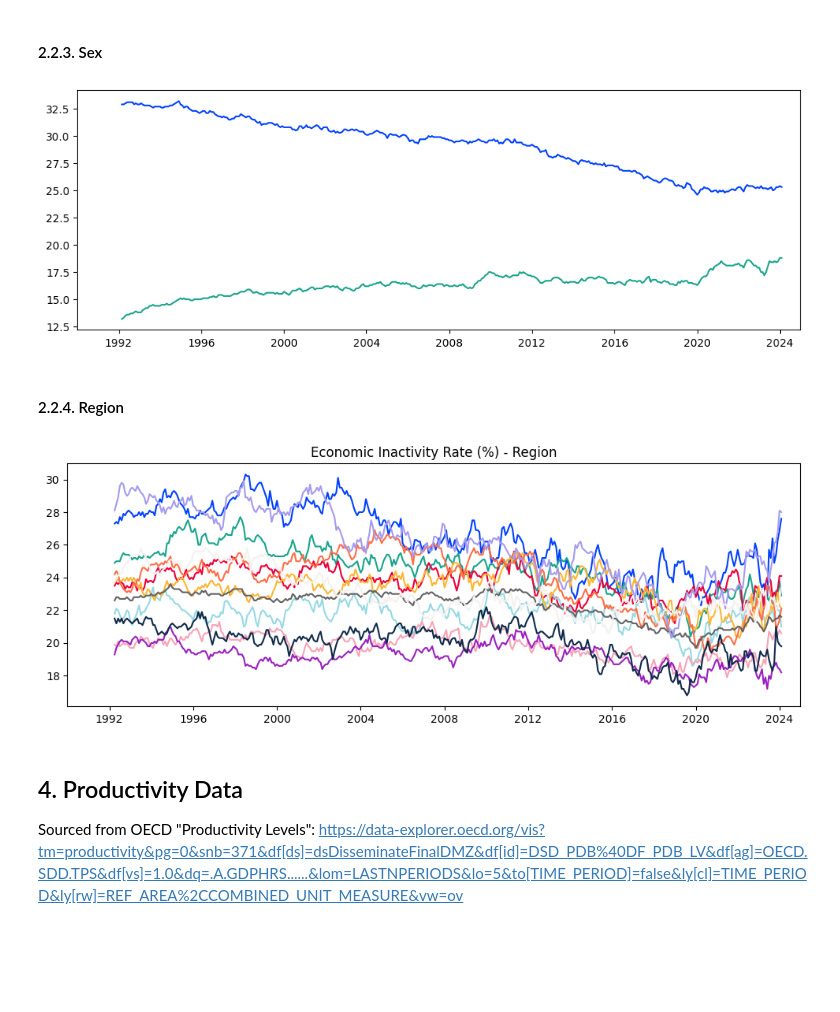
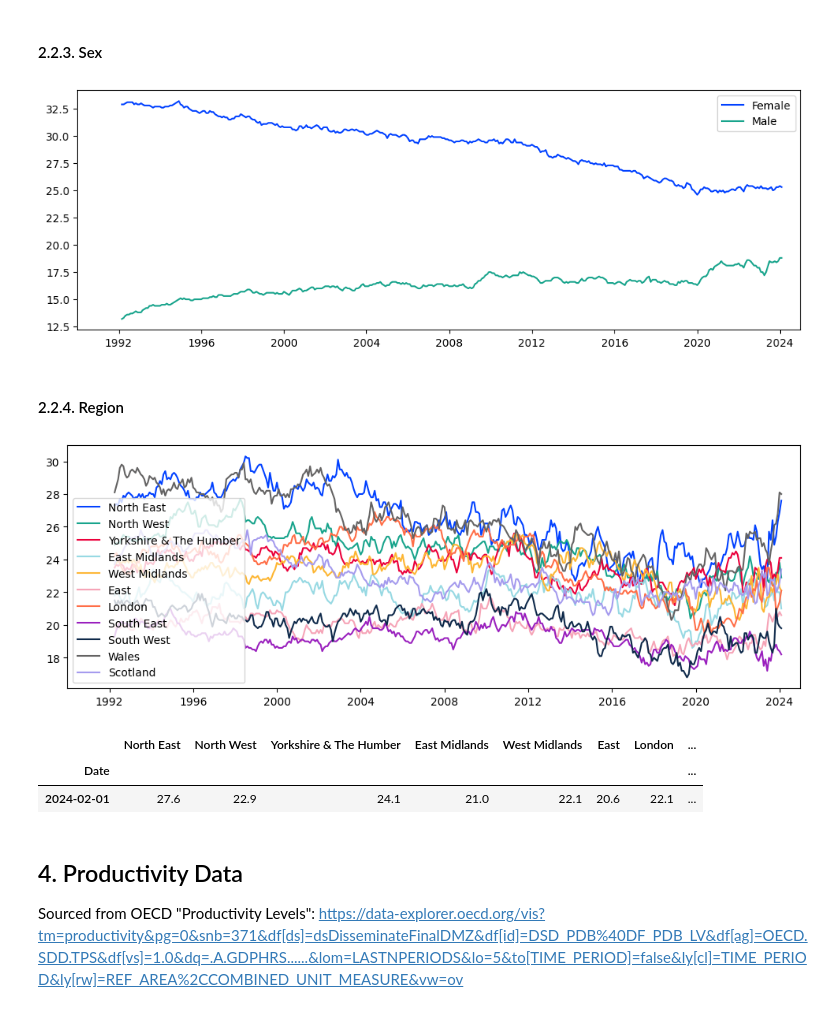
Before and after one commit to gjohl/growingeconomy, a Jupyter notebook: notebooks/presentation_plots.ipynb, the cells around one changed output. Saved outputs shown, nothing was run; the diff lists cells and outputs as text; code cells hidden in the pictures; blank space fills up the shorter version.

```diff
--- a/notebooks/presentation_plots.ipynb
+++ b/notebooks/presentation_plots.ipynb
@@ -333,41 +333,48 @@ sex_cols = {
     'lfs econ inact rate uk male aged 16-64 % sa': 'Male',
 }
 # %%
-plot_generic_timeseries(
+fig, ax = plot_generic_timeseries(
     lfs_df[sex_cols.keys()].rename(columns=sex_cols),
     # title="Economic Inactivity Rate (%) - Sex",
+    legend=True,
     xlim=(PLOT_START_DATE, PLOT_END_DATE)
 )
 fig.savefig(FIGURE_OUTPUT_DIR / "inactivity_sex.png", **SAVE_FIG_KWARGS)
 # %% [output]
-[figure, old version]
+[figure, new version]
 # %% [markdown]
 #### 2.2.4. Region
 # %%
-region_cols = [
- 'lfs econ inact rate north east aged 16-64 all % sa',
- 'lfs econ inact rate north west aged 16-64 all % sa',
- 'lfs econ inact rate yorks & the humber aged 16-64 all % sa',
- 'lfs econ inact rate east midlands aged 16-64 all % sa',
- 'lfs econ inact rate west midlands aged 16-64 all % sa',
- 'lfs econ inact rate east aged 16-64 all % sa',
- 'lfs econ inact rate london aged 16-64 all % sa',
- 'lfs econ inact rate south east (gor) aged 16-64 all % sa',
- 'lfs econ inact rate south west aged 16-64 all % sa',
- 'lfs econ inact rate england aged 16-64 all % sa',
- 'lfs econ inact rate wales aged 16-64 all % sa',
- 'lfs econ inact rate scotland aged 16-64 all % sa'
-]
+region_cols = {
+ 'lfs econ inact rate north east aged 16-64 all % sa': 'North East',
+ 'lfs econ inact rate north west aged 16-64 all % sa': 'North West',
+ 'lfs econ inact rate yorks & the humber aged 16-64 all % sa': 'Yorkshire & The Humber',
+ 'lfs econ inact rate east midlands aged 16-64 all % sa': 'East Midlands',
+ 'lfs econ inact rate west midlands aged 16-64 all % sa': 'West Midlands',
+ 'lfs econ inact rate east aged 16-64 all % sa': 'East',
+ 'lfs econ inact rate london aged 16-64 all % sa': 'London',
+ 'lfs econ inact rate south east (gor) aged 16-64 all % sa': 'South East',
+ 'lfs econ inact rate south west aged 16-64 all % sa': 'South West',
+#  'lfs econ inact rate england aged 16-64 all % sa',
+ 'lfs econ inact rate wales aged 16-64 all % sa': 'Wales',
+ 'lfs econ inact rate scotland aged 16-64 all % sa': 'Scotland'
+}
 # %%
-plot_generic_timeseries(
-    lfs_df[region_cols],
-    title="Economic Inactivity Rate (%) - Region",
-    # legend=True,
+fig, ax = plot_generic_timeseries(
+    lfs_df[region_cols.keys()].rename(columns=region_cols),
+    # title="Economic Inactivity Rate (%) - Region",
+    legend=True,
     xlim=(PLOT_START_DATE, PLOT_END_DATE)
 )
 fig.savefig(FIGURE_OUTPUT_DIR / "inactivity_region.png", **SAVE_FIG_KWARGS)
 # %% [output]
-[figure, old version]
+[figure, new version]
+# %%
+lfs_df[region_cols.keys()].rename(columns=region_cols).dropna().tail(1)
+# %% [output]
+|  | North East | North West | Yorkshire & The Humber | East Midlands | West Midlands | East | London | ... |
+| Date |  |  |  |  |  |  |  | ... |
+| 2024-02-01 | 27.6 | 22.9 | 24.1 | 21.0 | 22.1 | 20.6 | 22.1 | ... |
 # %% [markdown]
 ## 4. Productivity Data
 Sourced from OECD "Productivity Levels": https://data-explorer.oecd.org/vis?tm=productivity&pg=0&snb=371&df[ds]=dsDisseminateFinalDMZ&df[id]=DSD_PDB%40DF_PDB_LV&df[ag]=OECD.SDD.TPS&df[vs]=1.0&dq=.A.GDPHRS......&lom=LASTNPERIODS&lo=5&to[TIME_PERIOD]=false&ly[cl]=TIME_PERIOD&ly[rw]=REF_AREA%2CCOMBINED_UNIT_MEASURE&vw=ov
```
Also changed, not shown: parts of 8 cells of this notebook, 6 other files.
